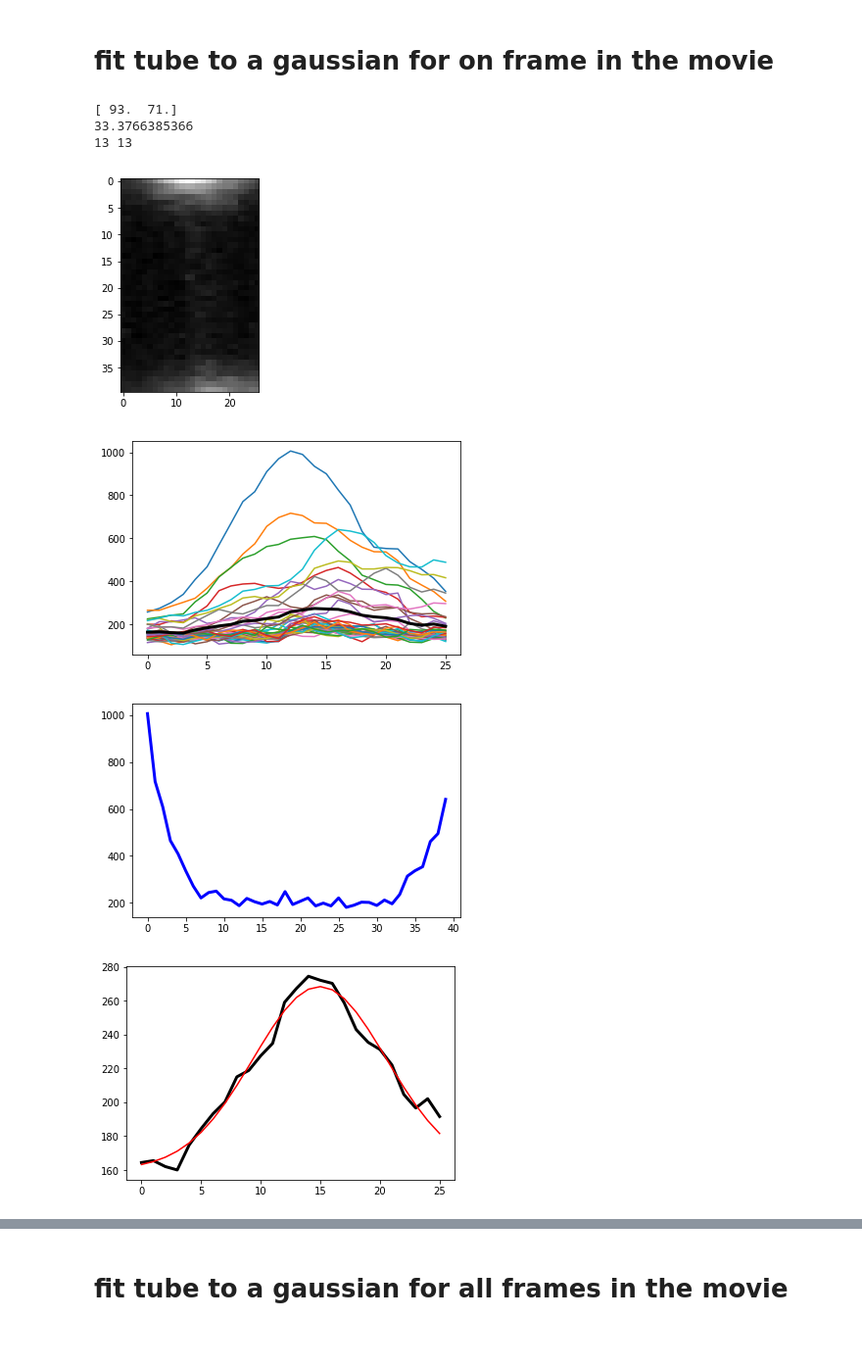
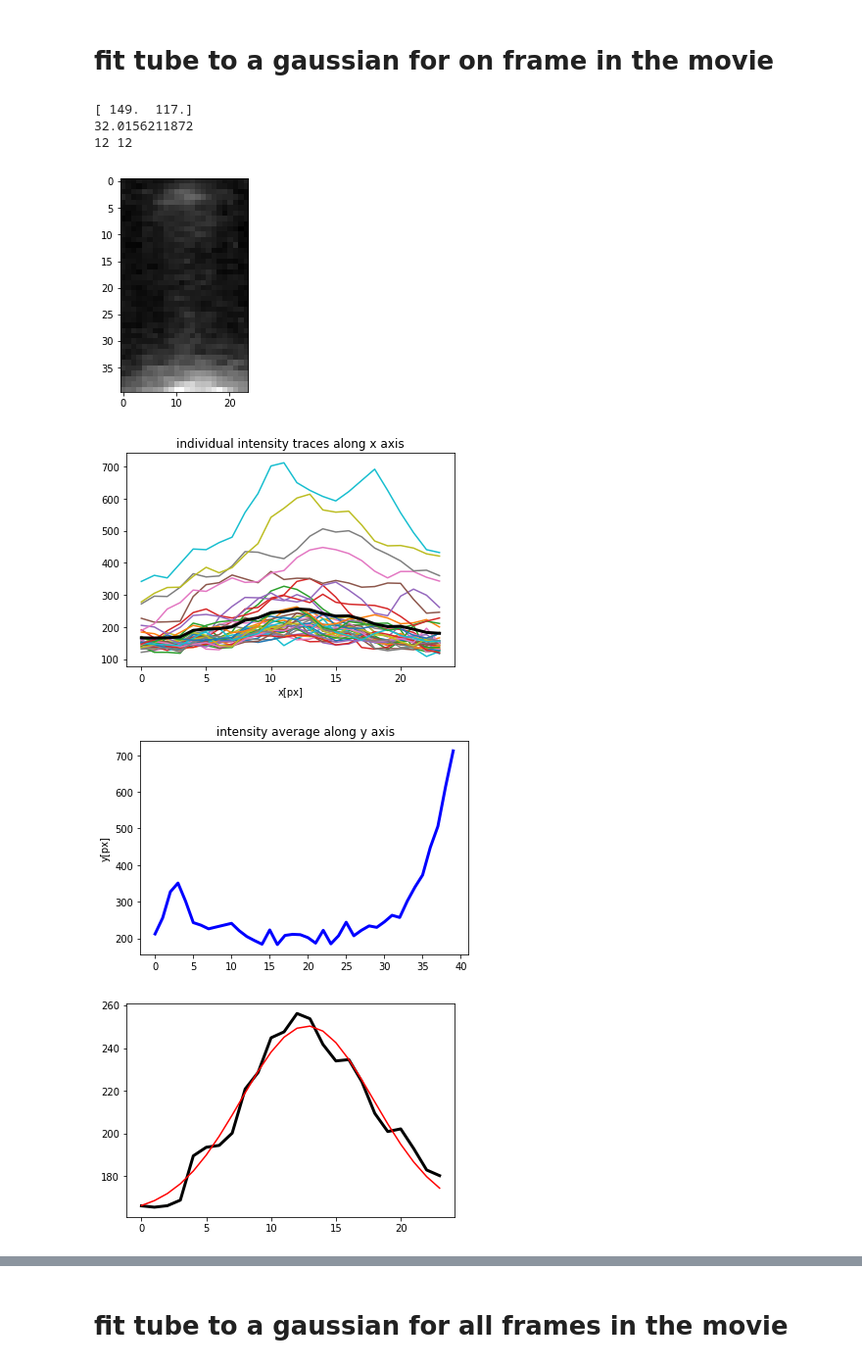
Before and after one commit to JohSchoeneberg/Confleezers, a Jupyter notebook: confleezers_data_analysis/tube__4_FluorescenceAlongTube.ipynb, the cells around one changed output, grey strips where cells are left out. Shown: that part at 98% size. Cells and saved outputs as stored; diff of their text form; code cells hidden in the pictures; blank space fills up the shorter version.

```diff
--- a/confleezers_data_analysis/tube__4_FluorescenceAlongTube.ipynb
+++ b/confleezers_data_analysis/tube__4_FluorescenceAlongTube.ipynb
@@ -58,7 +58,7 @@ import TubeProcessing as tubeProc
 #xlimit = (-150,300)
 # %%
 # read input parameters:
-path = '/Users/johannesschoeneberg/Desktop/PostDoc/hurley_lab/pulling_confleezers_dataSharing_local/2018-06-05_movie1/'
+path = '/Users/johannesschoeneberg/Dropbox/ESCRT_data_sharing/m2_2018-06-05_v10/'
 
 inputParameters = pd.read_csv(path+'_info.csv',names=['key','value'])
 inputParameters
@@ -84,10 +84,11 @@ inputParameters
 # read the tube vector from a previous step
 
 inputDataFolder = inproc.getInputParameter(inputParameters,"input_data_folder")
-tubeVectorFileName = inproc.getInputParameter(inputParameters,"tube_vector_file")
+tubeVectorFileName = inproc.getInputParameter(inputParameters,"tubeVector_file")
 
+#path = '/Volumes/Samsung_T3b/science/confleezers/2018-06-05/v10all/'
 
-df_tubeVector = pd.read_csv(path+inputDataFolder+tubeVectorFileName)
+df_tubeVector = pd.read_csv(path+inputDataFolder+'/'+tubeVectorFileName)
 df_tubeVector.columns=['frame','tubeLenght',"vesicle_attachment_x",'vesicle_attachment_y','bead_attachment_x','bead_attachment_y']
 df_tubeVector[0:5]
 # %% [output]
@@ -101,9 +102,9 @@ df_tubeVector[0:5]
 # calculate tube intensity for channel 0
 # %%
 inputDataFolder = inproc.getInputParameter(inputParameters,"input_data_folder")
-movie_zoomVesicle_ch0 = inproc.getInputParameter(inputParameters,"movie_zoomVesicle_ch0")
+movie_zoomVesicle_ch0 = "movie_ch0_avg20_bleachCorrected.tif"
 
-frames_ch0 = pims.TiffStack_pil(path+inputDataFolder+movie_zoomVesicle_ch0)
+frames_ch0 = pims.TiffStack_pil(path+inputDataFolder+'/'+movie_zoomVesicle_ch0)
 plt.imshow(frames_ch0[0])
 # %% [output]
 <matplotlib.image.AxesImage at 0x...>
@@ -179,10 +180,14 @@ for line in image_centeredOnVesicleAttachmentVector:
     plt.plot(line)
 
 plt.plot(np.average(image_centeredOnVesicleAttachmentVector,axis=0),color='k',lw=3)
+plt.title('individual intensity traces along x axis')
+plt.xlabel('x[px]')
 plt.show()
 
 maximaForEveryLine = np.max(image_centeredOnVesicleAttachmentVector,axis=1)
 plt.plot(maximaForEveryLine,color='b',lw=3)
+plt.title(' intensity average along y axis')
+plt.ylabel('y[px]')
 plt.show()
 
 
@@ -192,37 +197,37 @@ plt.show()
 averagedIntensity = np.average(image_centeredOnVesicleAttachmentVector,axis=0)
 # guess that the center sits on the max
 guess_mean = np.argmax(averagedIntensity)
 # guess that the variance is where the halfmax is
 halfmax = np.max(averagedIntensity)-np.min(averagedIntensity)/2
 # get the indexes of the elements to the right of the maximum that are larger than the halfmax
 indexes = [i for i,v in enumerate(averagedIntensity[guess_mean:-1]) if v > halfmax]
 # the length of that list is our sigma guess
 guess_sigma = len(indexes)
 
 # our guess for the y-shift is the minimum of the averaged traces
 guess_yShift = np.min(averagedIntensity)
 
 # out guess for the amplitude is the difference between min and max of the trace
 guess_amplitude = halfmax*2
 
 
 
 
 
 #----------------
 # do the fit:
 
 p0_guess = [guess_mean,guess_sigma,guess_amplitude,guess_yShift];
 #print("p0_guess: mean: {} variance: {} amplitude: {} yshift: {}".format(guess_mean,guess_sigma,guess_amplitude,guess_yShift))
 fit = tubeProc.fitGaussian(averagedIntensity,p0=p0_guess,verbose=True);
 
 
 amplitude = fit[5] #maxx-offset
 # %% [output]
-[ 93.  71.]
-33.3766385366
-13 13
+[ 149.  117.]
+32.0156211872
+12 12
-[figure, old version]
+[figure, new version]
-[figure, old version]
+[figure, new version]
-[figure, old version]
+[figure, new version]
-[figure, old version]
+[figure, new version]
```
Also changed, not shown: parts of 7 cells of this notebook, 11 other files.
